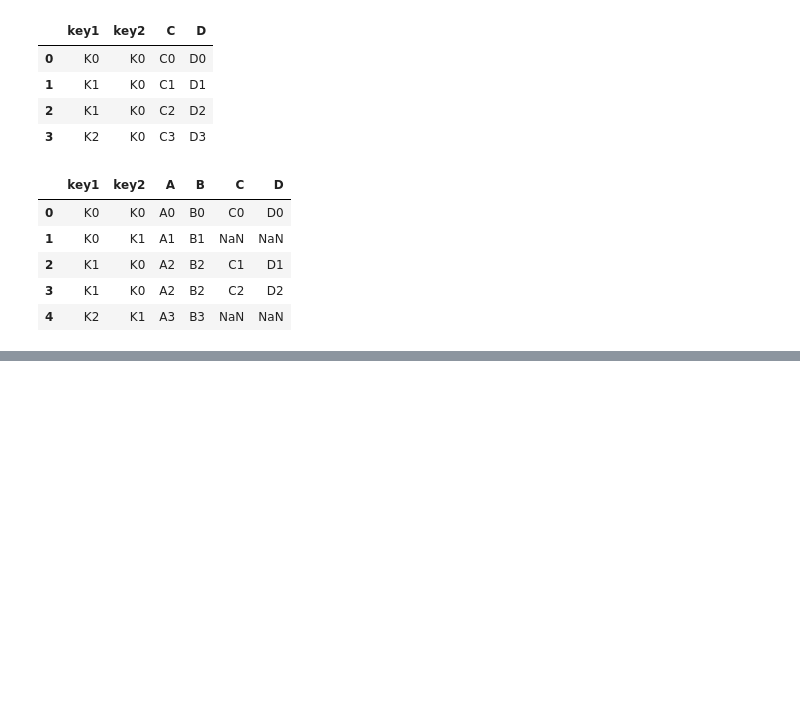
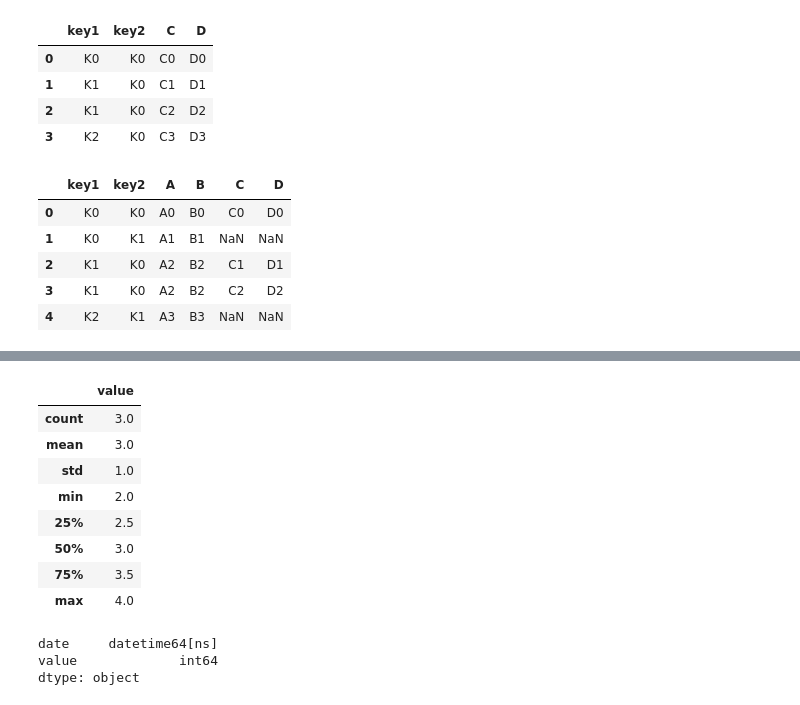
Before and after one commit to TejaAmbati-02/iphone-data-analysis, a Jupyter notebook: pandas.ipynb, the cells around one changed output, grey strips where cells are left out. Drawn from its saved outputs; the diff is of its cells as text; code cells hidden in the pictures; blank space fills up the shorter version.

Commit message:
Pndas date time

```diff
--- a/pandas.ipynb
+++ b/pandas.ipynb
@@ -1019,0 +1023,3 @@ pd.merge(left, right, how='left', on=['key1', 'key2'])
+# %%
+df = pd.DataFrame({'date': ['3/10/2000', '3/11/2000', '3/12/2000'],
+                   'value': [2, 3, 4]})
@@ -1019,0 +1045,12 @@ pd.merge(left, right, how='left', on=['key1', 'key2'])
+# %%
+df.describe()
+# %% [output]
+|  | value |
+| count | 3.0 |
+| mean | 3.0 |
+| std | 1.0 |
+| min | 2.0 |
+| 25% | 2.5 |
+| 50% | 3.0 |
+| 75% | 3.5 |
+| max | 4.0 |
@@ -1019,0 +1059,6 @@ pd.merge(left, right, how='left', on=['key1', 'key2'])
+# %%
+df.dtypes
+# %% [output]
+date     datetime64[ns]
+value             int64
+dtype: object
```
Also changed, not shown: parts of 8 cells of this notebook, 10 other files.
